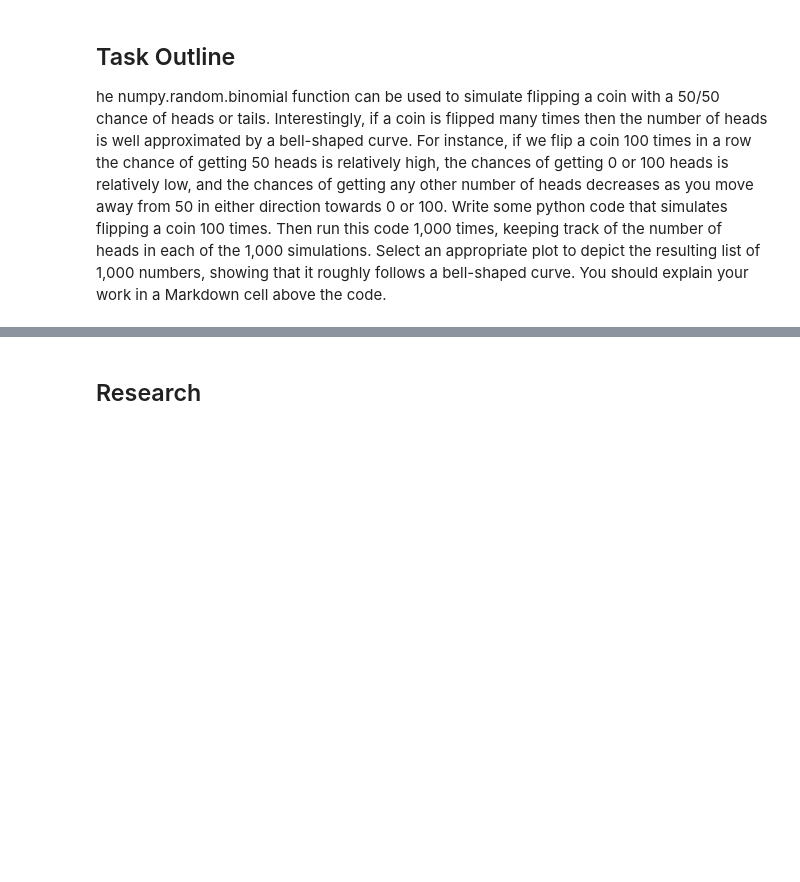
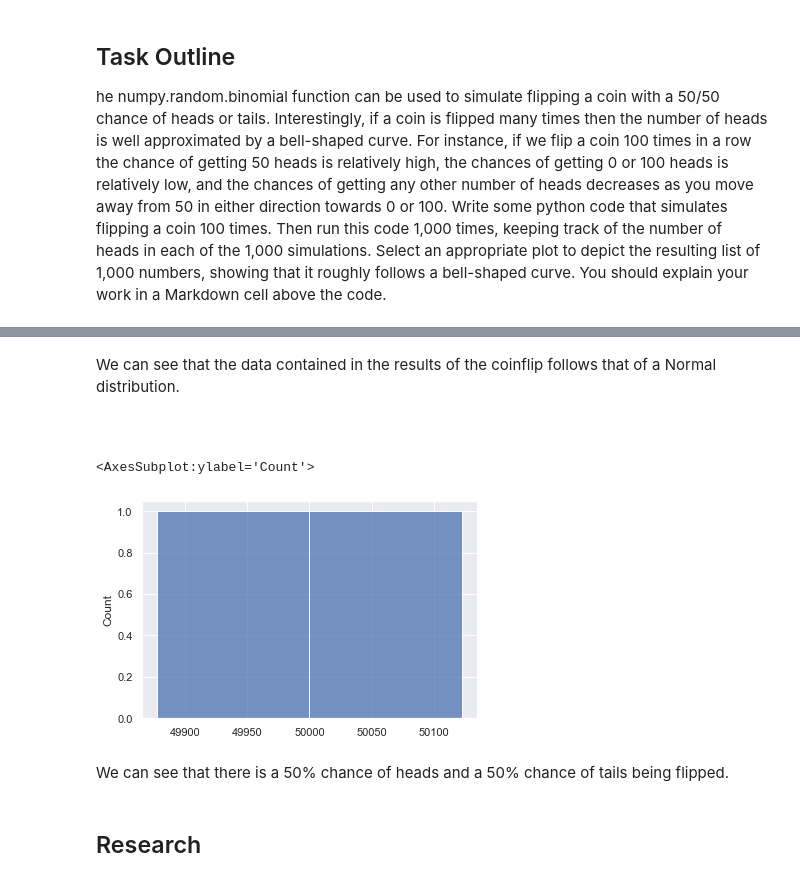
Before and after one commit to Deego88/Tasks-2020, a Jupyter notebook: Tasks 2020.ipynb, the cells around one changed output, grey strips where cells are left out. Saved outputs shown, nothing was run; the diff lists cells and outputs as text; code cells hidden in the pictures; blank space fills up the shorter version.

```diff
--- a/Tasks 2020.ipynb
+++ b/Tasks 2020.ipynb
@@ -187,2 +188,13 @@ Tails
+# %% [markdown]
+We can see that the data contained in the results of the coinflip follows that of a Normal distribution.
+# %% [markdown]
+<br>
+# %%
+sns.histplot(data=results, kde=False)
+# %% [output]
+<AxesSubplot:ylabel='Count'>
+[figure, added]
+# %% [markdown]
+We can see that there is a 50% chance of heads and a 50% chance of tails being flipped.
 # %% [markdown]
 ## Research
```
Also changed, not shown: parts of 6 cells of this notebook.
